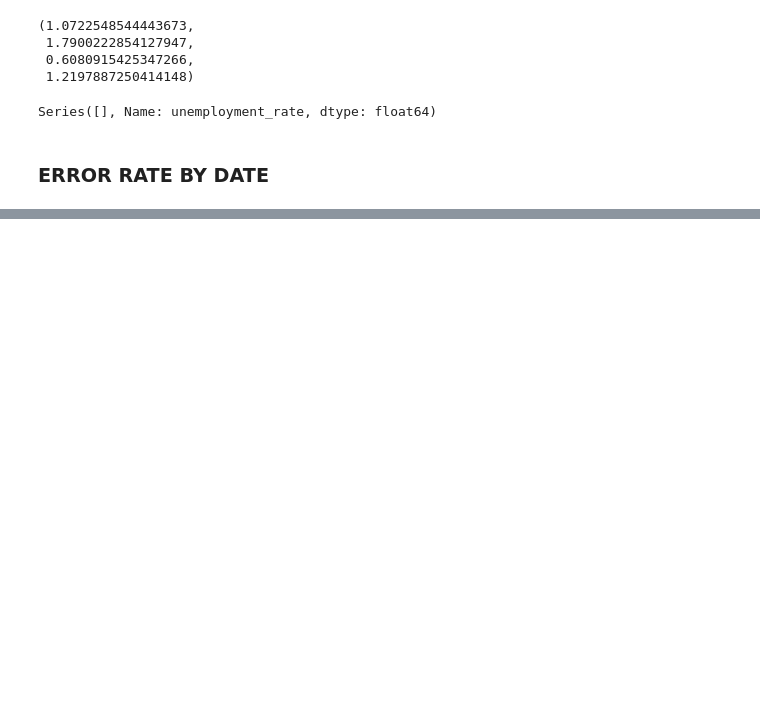
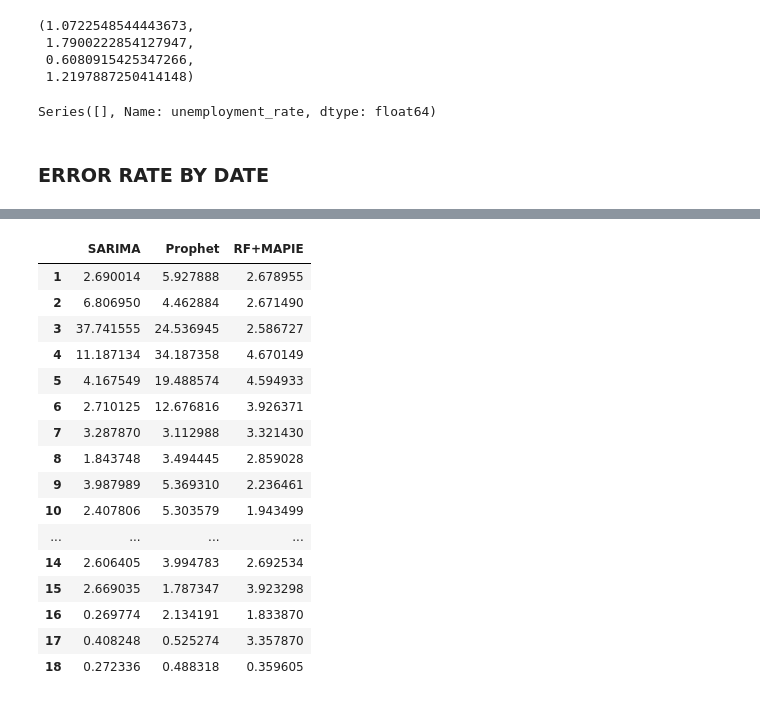
Before and after one commit to rafaelcattan/rafaelcattan.github.io, a Jupyter notebook: analysis/notebooks/data_analysis.ipynb, the cells around one changed output, grey strips where cells are left out. Cells and saved outputs as stored; diff of their text form; code cells hidden in the pictures; blank space fills up the shorter version.

```diff
--- a/analysis/notebooks/data_analysis.ipynb
+++ b/analysis/notebooks/data_analysis.ipynb
@@ -1153,0 +1197,16 @@ plt.show()
+# %%
+annotations = heatmap_data.copy()
+for idx in range(len(annotations)):
+    row_vals = annotations.iloc[idx].dropna()
+    if len(row_vals) > 0:
+        best_col = row_vals.idxmin()
+        print(best_col)
+        for col in annotations.columns:
+            val = annotations.iloc[idx][col]
+            print(f"Row {idx}, Column {col}: {val}")
+            if pd.notna(val):
+                if col == best_col:
+                    annotations.iloc[idx][col] = f'{val:.3f}\n★'  # Best model
+
+                else:
+                    annotations.iloc[idx][col] = f'{val:.3f}'
@@ -1153,0 +1248,20 @@ plt.show()
+# %%
+annotations
+# %% [output]
+|  | SARIMA | Prophet | RF+MAPIE |
+| 1 | 2.690014 | 5.927888 | 2.678955 |
+| 2 | 6.806950 | 4.462884 | 2.671490 |
+| 3 | 37.741555 | 24.536945 | 2.586727 |
+| 4 | 11.187134 | 34.187358 | 4.670149 |
+| 5 | 4.167549 | 19.488574 | 4.594933 |
+| 6 | 2.710125 | 12.676816 | 3.926371 |
+| 7 | 3.287870 | 3.112988 | 3.321430 |
+| 8 | 1.843748 | 3.494445 | 2.859028 |
+| 9 | 3.987989 | 5.369310 | 2.236461 |
+| 10 | 2.407806 | 5.303579 | 1.943499 |
+| ... | ... | ... | ... |
+| 14 | 2.606405 | 3.994783 | 2.692534 |
+| 15 | 2.669035 | 1.787347 | 3.923298 |
+| 16 | 0.269774 | 2.134191 | 1.833870 |
+| 17 | 0.408248 | 0.525274 | 3.357870 |
+| 18 | 0.272336 | 0.488318 | 0.359605 |
```
Also changed, not shown: parts of 8 cells of this notebook, 6 other files.
